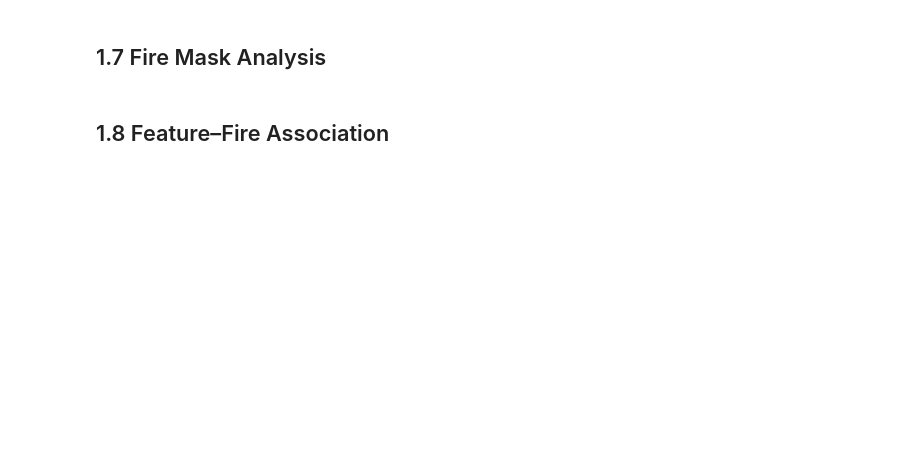
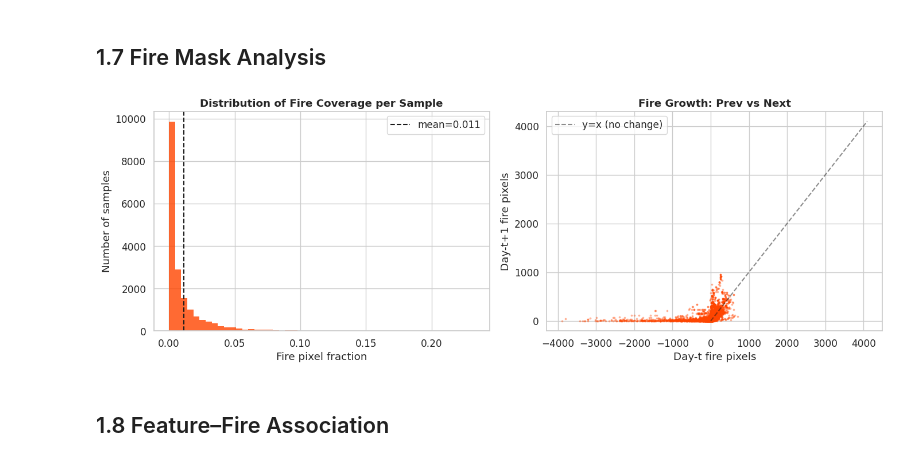
Before and after one commit to syrinemrf/FireSpreadNet, a Jupyter notebook: notebooks/01_EDA.ipynb, the cells around one changed output. Cells and saved outputs as stored; diff of their text form; code cells hidden in the pictures; blank space fills up the shorter version.

```diff
--- a/notebooks/01_EDA.ipynb
+++ b/notebooks/01_EDA.ipynb
@@ -413,62 +270,34 @@ for sid, label in zip(sample_ids, sample_labels):
 # %% [markdown]
 ## 1.7 Fire Mask Analysis
 # %%
-# ── Fire Mask Analysis ────────────────────────────────────────────────────────
-# Compute fire fraction per sample
-fire_fracs = all_Y.reshape(all_Y.shape[0], -1).mean(axis=1)
+# Burned area per sample
+fire_fracs = all_Y.reshape(all_Y.shape[0], -1).mean(axis=1)  # fraction of fire pixels
 
-# Fire growth: compare day-t vs day-t+1
+fig, axes = plt.subplots(1, 2, figsize=(14, 5))
+
+axes[0].hist(fire_fracs, bins=50, color='orangered', alpha=0.8, edgecolor='none')
+axes[0].set_xlabel('Fire pixel fraction')
+axes[0].set_ylabel('Number of samples')
+axes[0].set_title('Distribution of Fire Coverage per Sample', fontweight='bold')
+axes[0].axvline(fire_fracs.mean(), color='k', linestyle='--', label=f'mean={fire_fracs.mean():.3f}')
+axes[0].legend()
+
+# Fire growth: prev_fire_mask total vs FireMask total
 prev_fire = all_X[:, CH['prev_fire_mask']].reshape(all_X.shape[0], -1).sum(axis=1)
 next_fire = all_Y.reshape(all_Y.shape[0], -1).sum(axis=1)
 
-fig, axes = plt.subplots(1, 3, figsize=(18, 5))
-
-# Panel A: Fire coverage distribution
-axes[0].hist(fire_fracs * 100, bins=50, color='#FF6B35', alpha=0.8, edgecolor='white', linewidth=0.8)
-axes[0].set_xlabel('Fire Coverage (%)', fontsize=11)
-axes[0].set_ylabel('Number of Samples', fontsize=11)
-axes[0].set_title('(A) Fire Coverage Distribution', fontweight='bold', fontsize=12, loc='left')
-axes[0].axvline(fire_fracs.mean() * 100, color='darkred', linestyle='--', linewidth=2,
-                label=f'Mean = {fire_fracs.mean()*100:.2f}%')
-axes[0].legend(fontsize=10)
-axes[0].grid(alpha=0.3)
-
-# Panel B: Fire growth scatter
-axes[1].scatter(prev_fire, next_fire, s=5, alpha=0.4, c='#FF6B35', edgecolors='none')
-axes[1].plot([0, max(prev_fire.max(), next_fire.max())],
-             [0, max(prev_fire.max(), next_fire.max())],
-             'k--', alpha=0.6, linewidth=1.5, label='No change (y=x)')
-axes[1].set_xlabel('Day t Fire Pixels', fontsize=11)
-axes[1].set_ylabel('Day t+1 Fire Pixels', fontsize=11)
-axes[1].set_title('(B) Fire Progression', fontweight='bold', fontsize=12, loc='left')
-axes[1].legend(fontsize=10)
-axes[1].grid(alpha=0.3)
-
-# Panel C: Fire spread statistics
-growth = next_fire - prev_fire
-spread_categories = ['Extinguished', 'Stable', 'Growing']
-counts = [
-    (growth < -10).sum(),
-    ((growth >= -10) & (growth <= 10)).sum(),
-    (growth > 10).sum()
-]
-colors_cat = ['#4A90E2', '#95A5A6', '#E74C3C']
-axes[2].bar(spread_categories, counts, color=colors_cat, alpha=0.8, edgecolor='white', linewidth=1.5)
-axes[2].set_ylabel('Number of Samples', fontsize=11)
-axes[2].set_title('(C) Fire Spread Categories', fontweight='bold', fontsize=12, loc='left')
-axes[2].grid(alpha=0.3, axis='y')
-for i, (cat, cnt) in enumerate(zip(spread_categories, counts)):
-    axes[2].text(i, cnt + max(counts)*0.02, f'{cnt:,}', ha='center', fontsize=10, fontweight='bold')
+axes[1].scatter(prev_fire, next_fire, s=3, alpha=0.3, c='orangered')
+axes[1].plot([0, 4096], [0, 4096], 'k--', alpha=0.5, label='y=x (no change)')
+axes[1].set_xlabel('Day-t fire pixels')
+axes[1].set_ylabel('Day-t+1 fire pixels')
+axes[1].set_title('Fire Growth: Prev vs Next', fontweight='bold')
+axes[1].legend()
 
 plt.tight_layout()
-plt.savefig(FIGURES_DIR / 'fig03_fire_analysis.png', dpi=300, bbox_inches='tight')
-print(f"✅ Saved: {FIGURES_DIR / 'fig03_fire_analysis.png'}")
+plt.savefig('../results/figures/eda_fire_analysis.png', dpi=150, bbox_inches='tight')
 plt.show()
-
-print(f"\n📊 Fire Statistics:")
-print(f"   Mean coverage: {fire_fracs.mean()*100:.2f}%")
-print(f"   Median coverage: {np.median(fire_fracs)*100:.2f}%")
-print(f"   Samples with growth: {(growth > 10).sum():,} ({(growth > 10).mean()*100:.1f}%)")
+# %% [output]
+[figure, added]
 # %% [markdown]
 ## 1.8 Feature–Fire Association
 # %%
```
Also changed, not shown: parts of 34 cells of this notebook, 12 other files.
